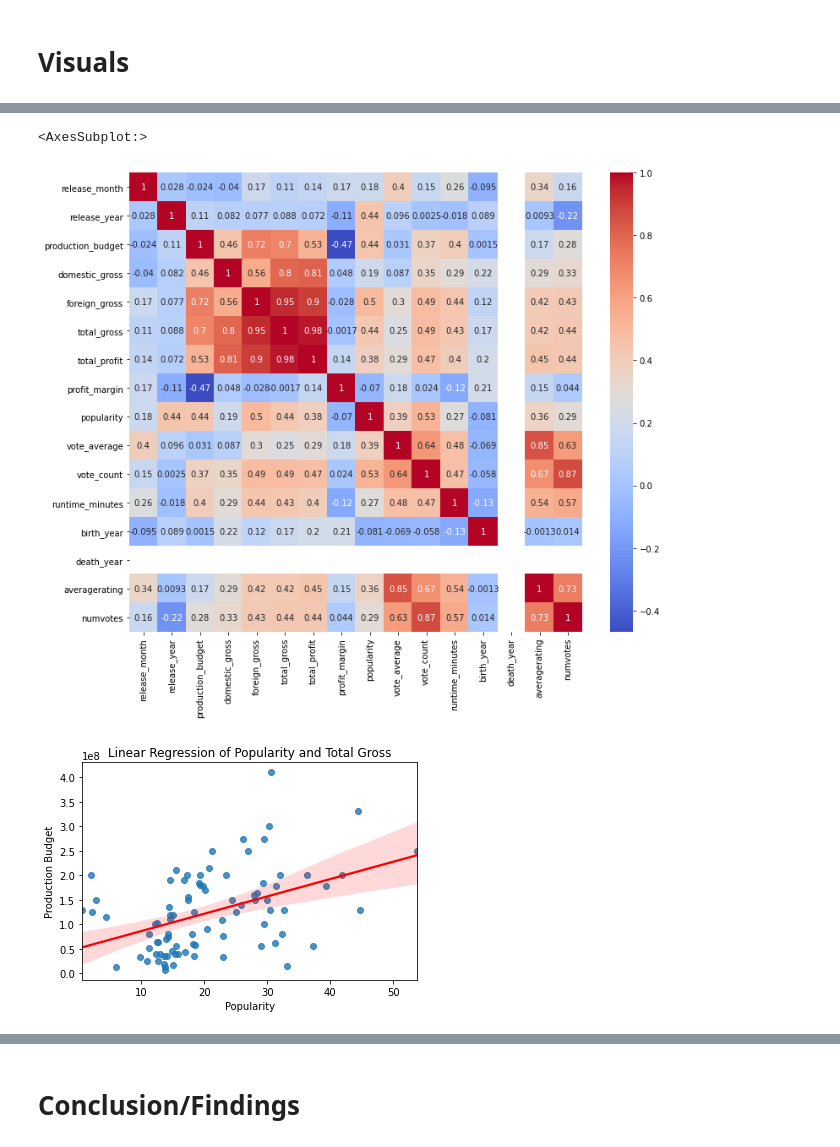
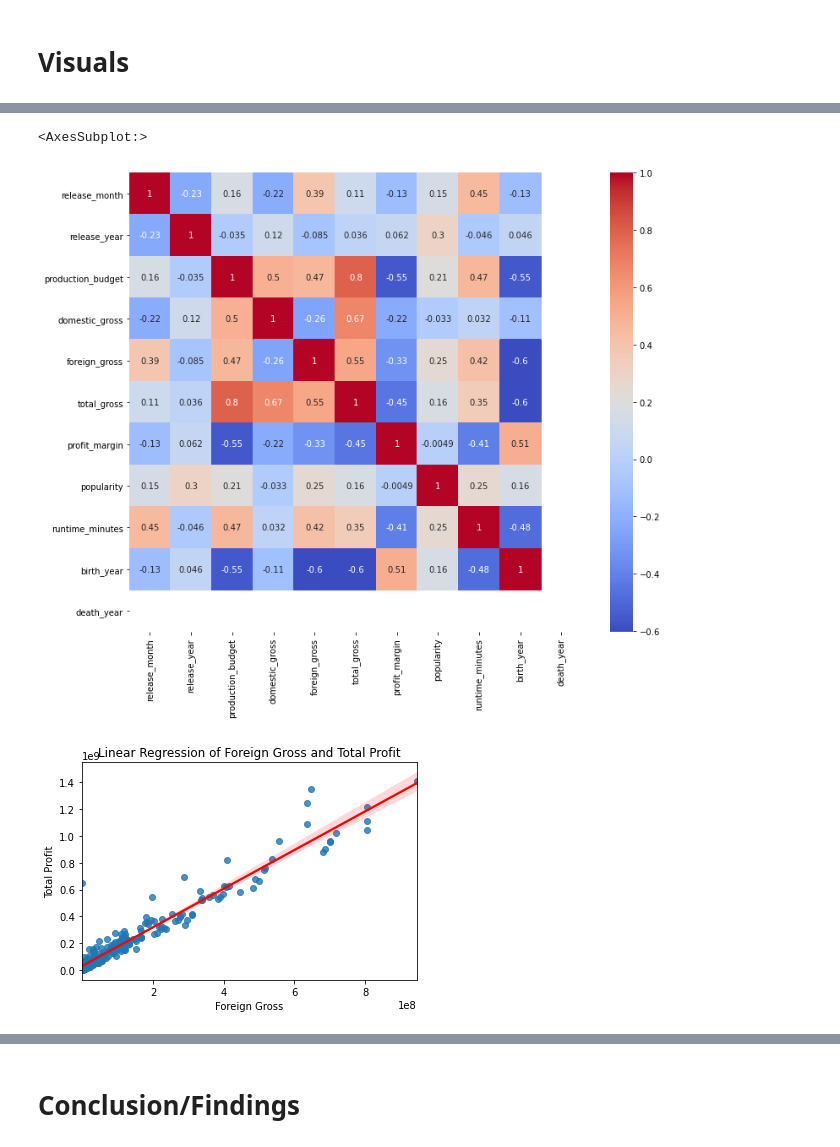
Before and after one commit to lillianlakes/box-office-films, a Jupyter notebook: movie_notebook.ipynb, the cells around one changed output, grey strips where cells are left out. Drawn from its saved outputs; the diff is of its cells as text; code cells hidden in the pictures.

Commit message:
dropped columns ready for visuals

```diff
--- a/movie_notebook.ipynb
+++ b/movie_notebook.ipynb
@@ -199,6 +195,8 @@ above_avg_movies = movie_final[movie_final['domestic_gross'] > domestic_gross_av
 # %%
 # Replace any value in the studio_x column that contains 'WB' with 'WB'
-above_avg_movies['studio_x'] = above_avg_movies['studio_x'].apply(lambda x: 'WB' if 'WB' in str(x) else x)
+movie_final['studio_x'] = movie_final['studio_x'].apply(lambda x: 'WB' if 'WB' in str(x) else x)
 
 # Replace any value in the studio_x column that contains 'fox' with 'Fox'
-above_avg_movies['studio_x'] = above_avg_movies['studio_x'].apply(lambda x: 'Fox' if 'fox' in str(x).lower() else x)
+movie_final['studio_x'] = movie_final['studio_x'].apply(lambda x: 'Fox' if 'fox' in str(x).lower() else x)
+# %%
+movie_final.drop(['genre_ids','vote_count', 'vote_average', 'averagerating', 'numvotes', 'total_profit', 'writer', 'original_title', 'box_office'], axis=1, inplace=True)
@@ -205,2 +226,15 @@ above_avg_movies['studio_x'] = above_avg_movies['studio_x'].apply(lambda x: 'Fox
+# %%
+# Create a boolean mask for movies with total_gross over the high budget threshold
+high_budget = 85000000
+mid_budget = low_budget = 30000000
+
+high_budget_mask = movie_final['total_gross'] > high_budget
+low_budget_mask = movie_final['total_gross'] < low_budget
+budget_mask = (movie_final['total_gross'] >= low_budget) & (movie_final['total_gross'] <= high_budget)
+
+# Create a new dataframe for high budget movies
+high_budget = movie_final[high_budget_mask]
+low_budget = movie_final[low_budget_mask]
+mid_budget = movie_final[budget_mask]
 # %% [markdown]
 # **Visuals**
@@ -316,7 +241,7 @@ plt.show()
 # %%
 plt.figure(figsize=(12, 10))
-corr = above_avg_movies.corr()
+corr = low_budget.corr()
 sns.heatmap(corr, annot=True, cmap='coolwarm')
 # %% [output]
 <AxesSubplot:>
-[figure, old version]
+[figure, new version]
@@ -326,17 +248,17 @@ movie_final['production_budget'] = pd.to_numeric(movie_final['production_budget'
 # %%
 # create a linear regression model
 model = LinearRegression()
-X = above_avg_movies[['popularity']]
-y = above_avg_movies['production_budget']
+X = movie_final[['foreign_gross']]
+y = movie_final[['total_gross']]
 model.fit(X, y)
 # plot the regression line
 sns.regplot(x=X, y=y, data=movie_final, line_kws={'color': 'red'})
-plt.title('Linear Regression of Popularity and Total Gross')
-plt.xlabel('Popularity')
-plt.ylabel('Production Budget')
+plt.title('Linear Regression of Foreign Gross and Total Profit')
+plt.xlabel('Foreign Gross')
+plt.ylabel('Total Profit')
 plt.show()
 # %% [output]
-[figure, old version]
+[figure, new version]
 # %%
 # create a linear regression model
 model = LinearRegression()
```
Also changed, not shown: parts of 18 cells of this notebook.
